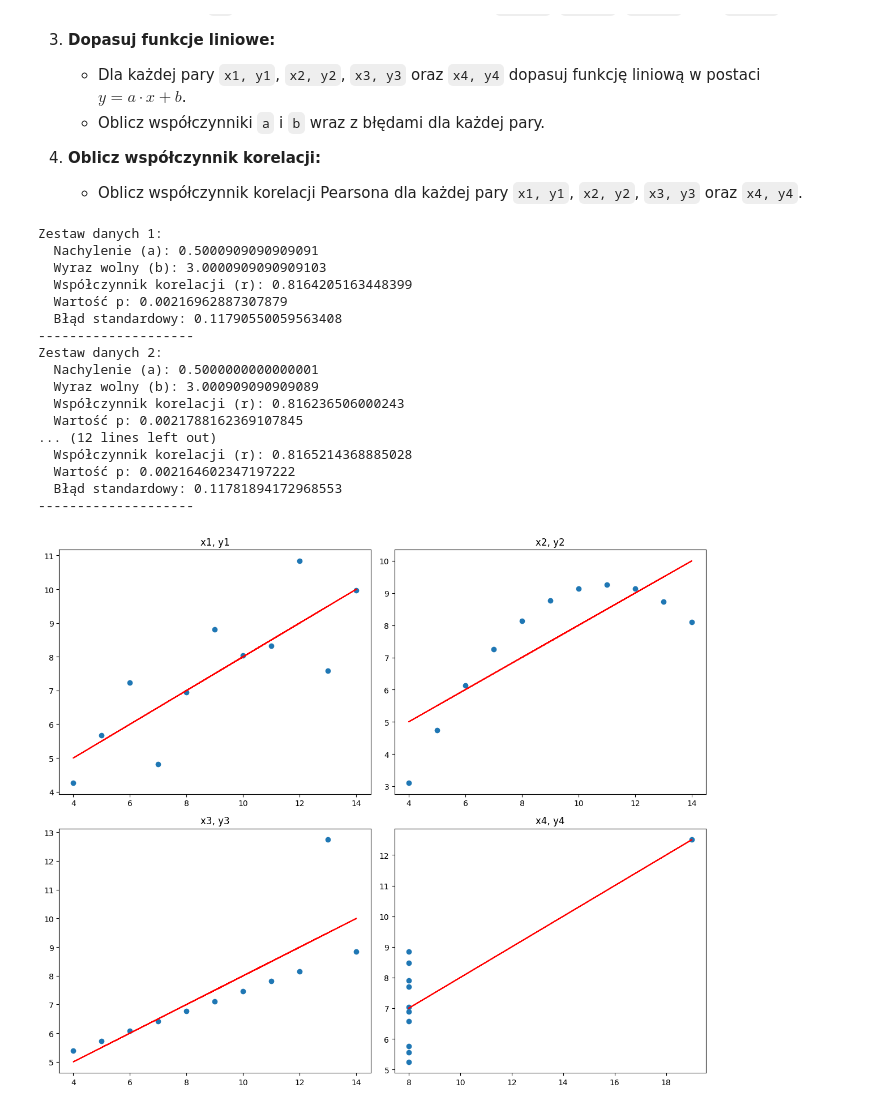
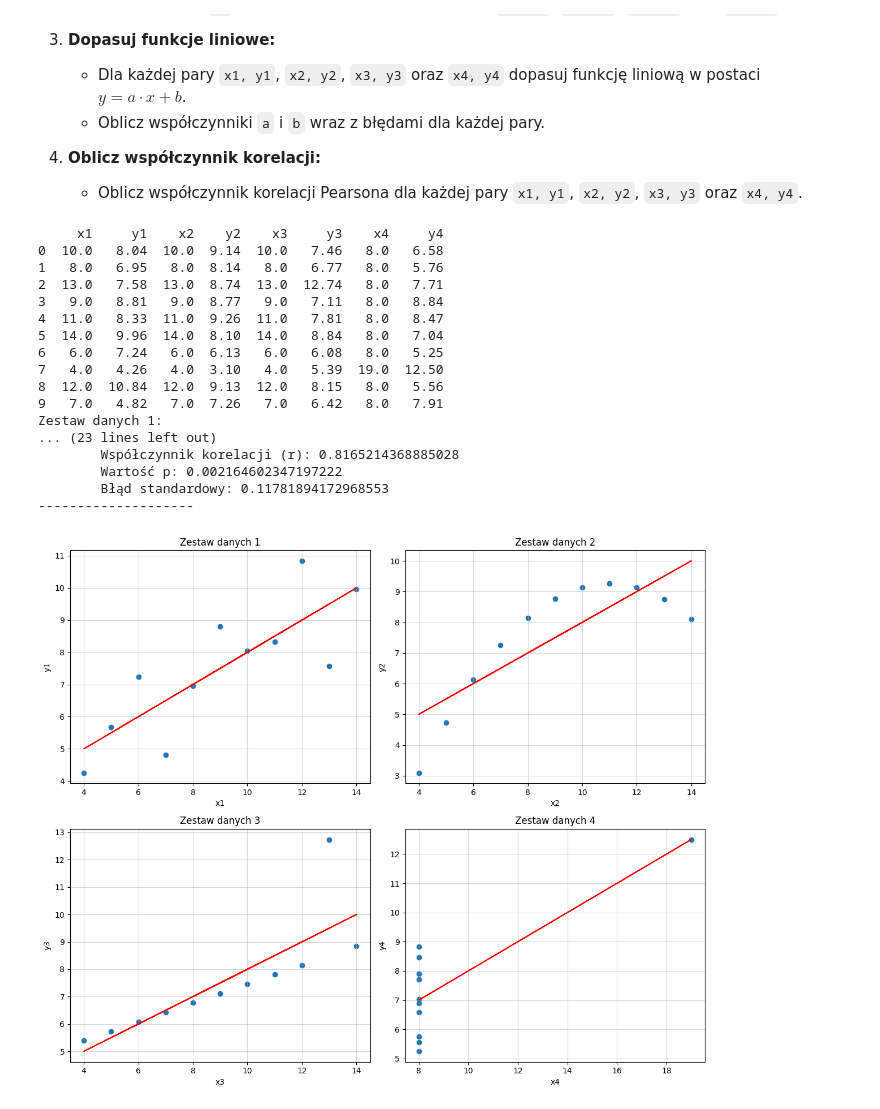
Before and after one commit to HyVeel/eksploracja-danych, a Jupyter notebook: zaj4/zaj4.ipynb, the cells around one changed output. Saved outputs shown, nothing was run; the diff lists cells and outputs as text; code cells hidden in the pictures.

```diff
--- a/zaj4/zaj4.ipynb
+++ b/zaj4/zaj4.ipynb
@@ -188,60 +188,56 @@ Błąd standardowy: 1.3249786033923678
 4. **Oblicz współczynnik korelacji:**
    - Oblicz współczynnik korelacji Pearsona dla każdej pary `x1, y1`, `x2, y2`, `x3, y3` oraz `x4, y4`.
 # %%
-df = pd.read_csv('anscombe.csv')
+df = pd.read_csv("anscombe.csv", header=None, skiprows=2)
+columns = ["x1", "y1", "x2", "y2", "x3", "y3", "x4", "y4"]
+df.columns = columns
+x_columns = columns[::2]
+y_columns = columns[1::2]
 
-df.columns = ['x1', 'y1', 'x2', 'y2', 'x3', 'y3', 'x4', 'y4']
-df.drop(0, inplace=True)
-df.reset_index(drop=True, inplace=True)
+print(df.head(10))
 
-# Convert columns to numeric, coercing errors to NaN
-df = df.apply(pd.to_numeric, errors='coerce')
+fig, axes = plt.subplots(2, 2, figsize=(12, 10))
+axes = axes.flatten() # tablica 2x2 > tablica 1x4
 
-# df.head(100)
-
-x_cols = ['x1', 'x2', 'x3', 'x4']
-y_cols = ['y1', 'y2', 'y3', 'y4']
-
-fig, ax = plt.subplots(2, 2, figsize=(12, 10))
-
-for i in range(4):
-    x = df[x_cols[i]]
-    y = df[y_cols[i]]
+for i, ax in enumerate(axes):
+    x = df[x_columns[i]]
+    y = df[y_columns[i]]
 
     a, b, r, p, std_err = stats.linregress(x, y)
 
     print(f"Zestaw danych {i+1}:")
-    print(f"  Nachylenie (a): {a}")
-    print(f"  Wyraz wolny (b): {b}")
-    print(f"  Współczynnik korelacji (r): {r}")
-    print(f"  Wartość p: {p}")
-    print(f"  Błąd standardowy: {std_err}")
+    print(f" \tNachylenie (a): {a}")
+    print(f" \tWyraz wolny (b): {b}")
+    print(f" \tWspółczynnik korelacji (r): {r}")
+    print(f" \tWartość p: {p}")
+    print(f" \tBłąd standardowy: {std_err}")
     print("-" * 20)
 
-    row = i // 2
-    col = i % 2
-    ax[row, col].scatter(x, y)
-    ax[row, col].set_title(f'{x_cols[i]}, {y_cols[i]}')
-    ax[row, col].plot(x, a * x + b, color='red')
+    ax.scatter(x, y)
+    ax.set_title(f"Zestaw danych {i+1}")
+    ax.set_xlabel(x_columns[i])
+    ax.set_ylabel(y_columns[i])
+    ax.plot(x, a * x + b, color="red")
+    ax.grid(True, alpha=0.5)
 
 plt.tight_layout()
 plt.show()
 # %% [output]
+     x1     y1    x2    y2    x3     y3    x4     y4
+0  10.0   8.04  10.0  9.14  10.0   7.46   8.0   6.58
+1   8.0   6.95   8.0  8.14   8.0   6.77   8.0   5.76
+2  13.0   7.58  13.0  8.74  13.0  12.74   8.0   7.71
+3   9.0   8.81   9.0  8.77   9.0   7.11   8.0   8.84
+4  11.0   8.33  11.0  9.26  11.0   7.81   8.0   8.47
+5  14.0   9.96  14.0  8.10  14.0   8.84   8.0   7.04
+6   6.0   7.24   6.0  6.13   6.0   6.08   8.0   5.25
+7   4.0   4.26   4.0  3.10   4.0   5.39  19.0  12.50
+8  12.0  10.84  12.0  9.13  12.0   8.15   8.0   5.56
+9   7.0   4.82   7.0  7.26   7.0   6.42   8.0   7.91
 Zestaw danych 1:
-  Nachylenie (a): 0.5000909090909091
-  Wyraz wolny (b): 3.0000909090909103
-  Współczynnik korelacji (r): 0.8164205163448399
-  Wartość p: 0.00216962887307879
-  Błąd standardowy: 0.11790550059563408
+... (23 lines left out)
+        Współczynnik korelacji (r): 0.8165214368885028
+        Wartość p: 0.002164602347197222
+        Błąd standardowy: 0.11781894172968553
 --------------------
-Zestaw danych 2:
-  Nachylenie (a): 0.5000000000000001
-  Wyraz wolny (b): 3.000909090909089
-  Współczynnik korelacji (r): 0.816236506000243
-  Wartość p: 0.0021788162369107845
-... (12 lines left out)
-  Współczynnik korelacji (r): 0.8165214368885028
-  Wartość p: 0.002164602347197222
-  Błąd standardowy: 0.11781894172968553
---------------------
-[figure, old version]
+[figure, new version]
```
Also changed, not shown: parts of 3 cells of this notebook.
